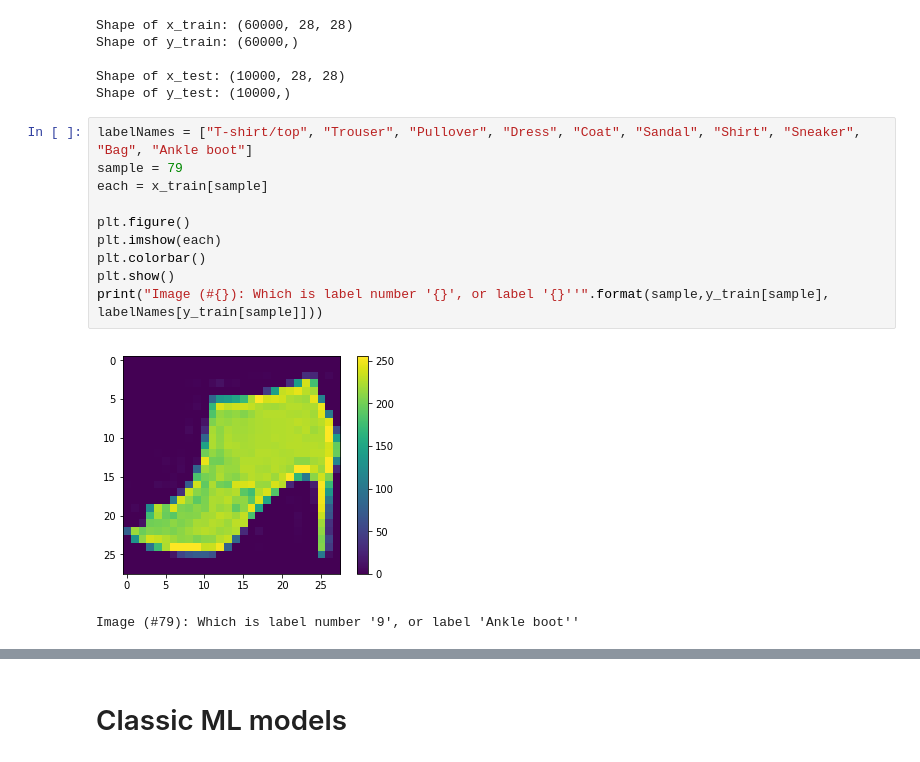
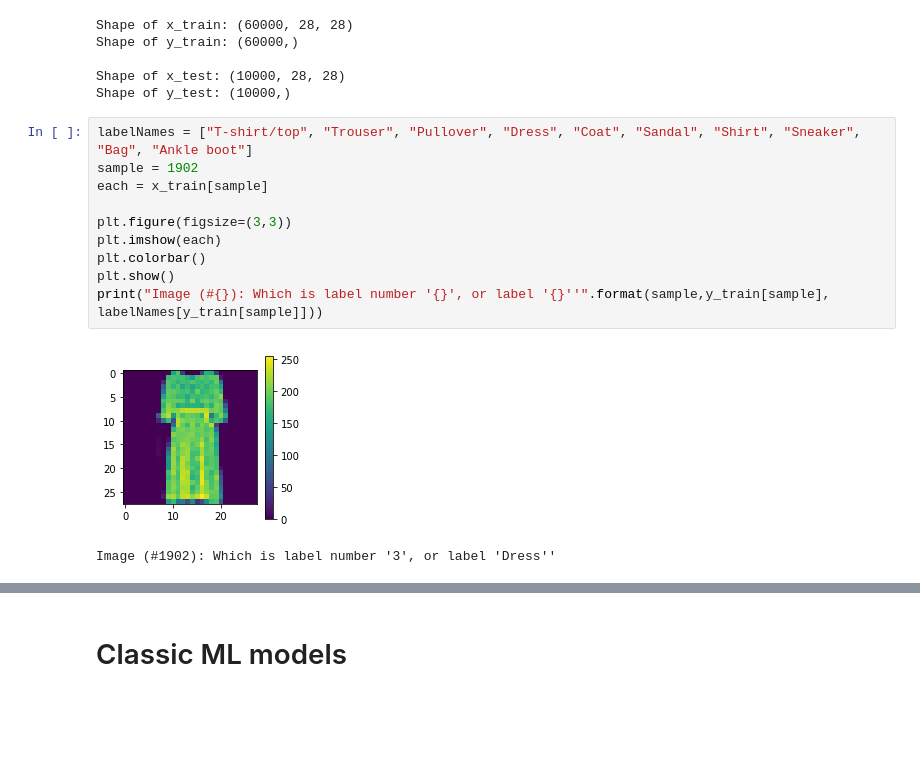
Before and after one commit to hgdangkhoi/Image-Classification-with-Fashion-MNIST-and-CIFAR-10, a Jupyter notebook: Image Classification with Fashion-MNIST and CIFAR-10.ipynb, the cells around one changed output, grey strips where cells are left out. Saved outputs shown, nothing was run; the diff lists cells and outputs as text; blank space fills up the shorter version.

```diff
--- a/Image Classification with Fashion-MNIST and CIFAR-10.ipynb
+++ b/Image Classification with Fashion-MNIST and CIFAR-10.ipynb
@@ -72,15 +74,15 @@ Shape of x_test: (10000, 28, 28)
 Shape of y_test: (10000,)
 # %%
 labelNames = ["T-shirt/top", "Trouser", "Pullover", "Dress", "Coat", "Sandal", "Shirt", "Sneaker", "Bag", "Ankle boot"]
-sample = 79
+sample = 1902
 each = x_train[sample]
 
-plt.figure()
+plt.figure(figsize=(3,3))
 plt.imshow(each)
 plt.colorbar()
 plt.show()
 print("Image (#{}): Which is label number '{}', or label '{}''".format(sample,y_train[sample], labelNames[y_train[sample]]))
 # %% [output]
-[figure, old version]
+[figure, new version]
-Image (#79): Which is label number '9', or label 'Ankle boot''
+Image (#1902): Which is label number '3', or label 'Dress''
 # %%
```
Also changed, not shown: parts of 16 cells of this notebook.
